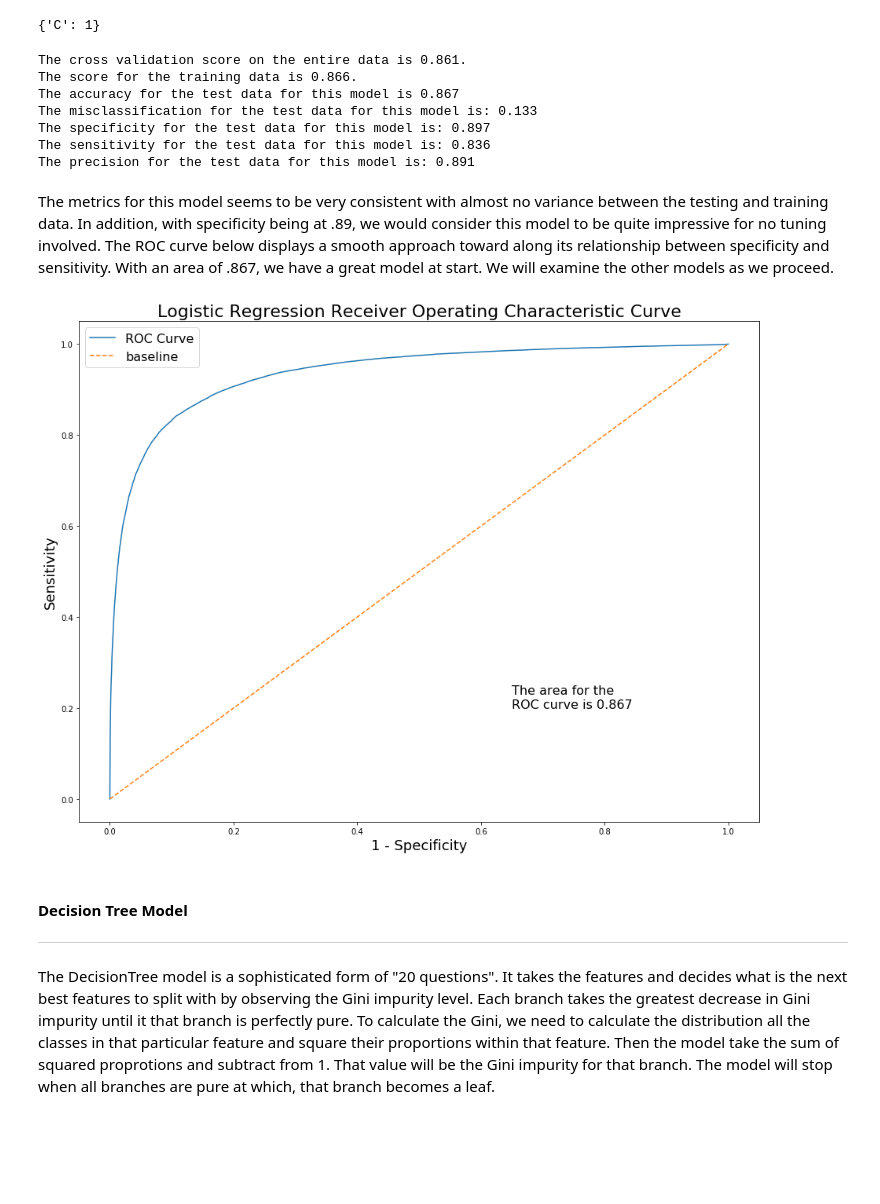
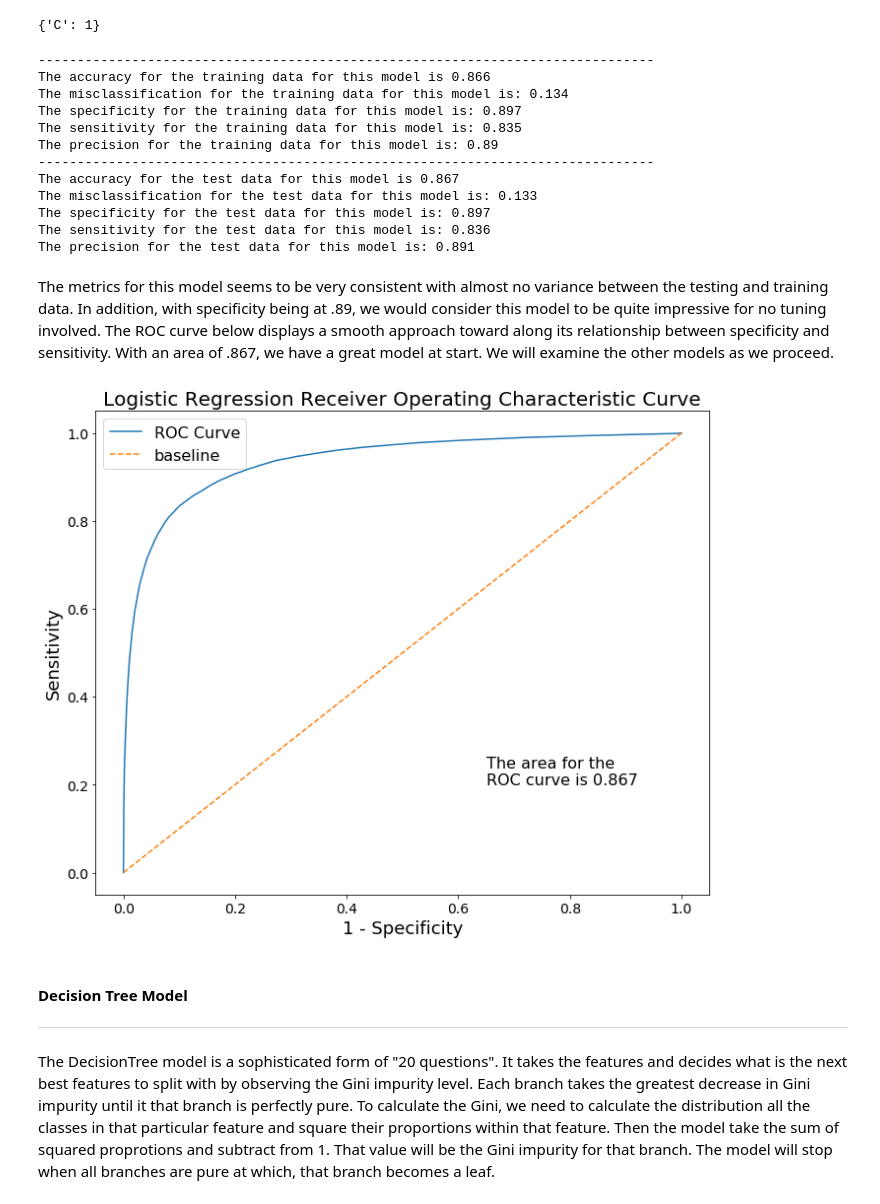
Before and after one commit to Tempyst/League-of-Legends, a Jupyter notebook: code/League of Legends.ipynb, the cells around one changed output. Drawn from its saved outputs; the diff is of its cells as text; code cells hidden in the pictures; blank space fills up the shorter version.

```diff
--- a/code/League of Legends.ipynb
+++ b/code/League of Legends.ipynb
@@ -597,8 +597,8 @@ sc_kda_dom = sc.fit_transform(players_new[['kda', 'dominance_factor']])
 silhou_k = []
 inertia_k = []
 
-for i in range(2, 15):
-    km = KMeans(n_clusters=i, n_jobs = -1, verbose = 2)
+for clusters in range(2, 15):
+    km = KMeans(n_clusters=clusters, n_jobs = -1, verbose = 2)
     km.fit(sc_kda_dom)
 
     # As we collect the silhouette score, we are taking a small sample size instead of the whole data because the size is
@@ -731,7 +749,7 @@ def roc(model_prob, X_test, y_test, y_pred, name_of_chart, filename):
     # below we set the parameters for the chart size as well as figures for plotting. The main variables are False Positive
     # Rate and the True Positive Rate plotted as a line. The x-axis will be represented by 1 - specificity to show the
     # relationship as sensitivity increases, what happens to specificity.
-    plt.figure(figsize = (13,10))
+    plt.figure(figsize = (10,8))
     plt.plot(fpr_values,
              tpr_values,
              label='ROC Curve')
@@ -742,7 +760,9 @@ def roc(model_prob, X_test, y_test, y_pred, name_of_chart, filename):
              linestyle='--')
 
 
-    plt.title(name_of_chart, fontsize=22)
+    plt.title(name_of_chart, fontsize=20)
+    plt.xticks(fontsize = 14)
+    plt.yticks(fontsize = 14)
     plt.ylabel('Sensitivity', fontsize=18)
     plt.xlabel('1 - Specificity', fontsize=18)
     plt.text(.65, .2, f'The area for the\nROC curve is {round(roc_auc_score(y_test, y_pred), 3)}', fontsize = 16)
@@ -787,12 +807,18 @@ gs_lr.best_params_
 # %%
 lr = LogisticRegression()
 lr.fit(X_train, y_train)
-y_pred_lr = lr.predict(X_test)
+y_pred_lr_test = lr.predict(X_test)
+y_pred_lr_train = lr.predict(X_train)
 
-metrics(y_test, y_pred_lr, lr)
+metrics(y_pred_lr_test, y_pred_lr_train, lr)
 # %% [output]
-The cross validation score on the entire data is 0.861.
-The score for the training data is 0.866.
+-------------------------------------------------------------------------------
+The accuracy for the training data for this model is 0.866
+The misclassification for the training data for this model is: 0.134
+The specificity for the training data for this model is: 0.897
+The sensitivity for the training data for this model is: 0.835
+The precision for the training data for this model is: 0.89
+-------------------------------------------------------------------------------
 The accuracy for the test data for this model is 0.867
 The misclassification for the test data for this model is: 0.133
 The specificity for the test data for this model is: 0.897
@@ -801,9 +827,9 @@ The precision for the test data for this model is: 0.891
 # %% [markdown]
 The metrics for this model seems to be very consistent with almost no variance between the testing and training data. In addition, with specificity being at .89, we would consider this model to be quite impressive for no tuning involved. The ROC curve below displays a smooth approach toward along its relationship between specificity and sensitivity. With an area of .867, we have a great model at start. We will examine the other models as we proceed.
 # %%
-roc(lr, X_test, y_test, y_pred_lr, 'Logistic Regression Receiver Operating Characteristic Curve', 'Logistic ROC')
+roc(lr, X_test, y_test, y_pred_lr_test, 'Logistic Regression Receiver Operating Characteristic Curve', 'Logistic ROC')
 # %% [output]
-[figure, old version]
+[figure, new version]
 # %% [markdown]
 #### Decision Tree Model
 ---
```
Also changed, not shown: parts of 32 cells of this notebook, 6 other files.
